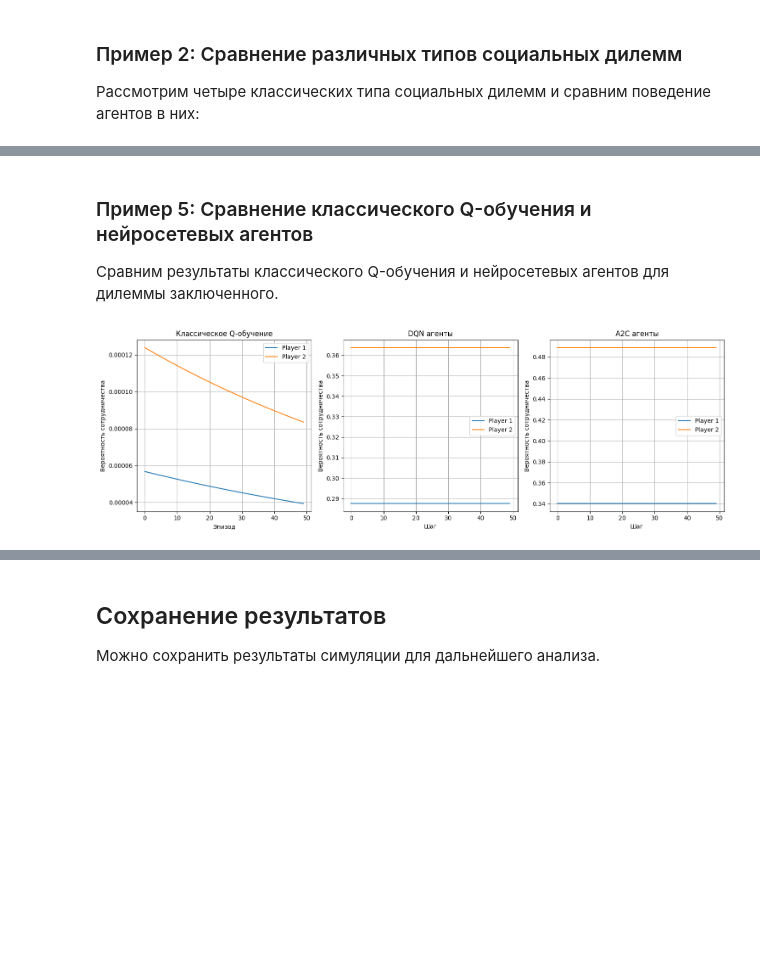
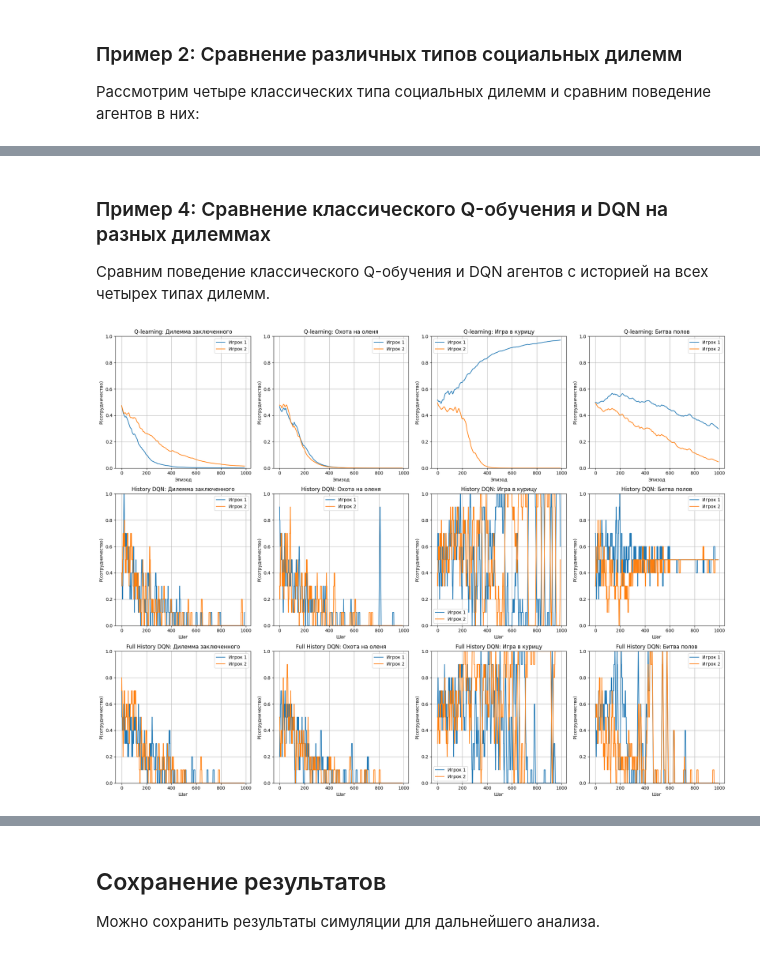
Before and after one commit to ThunderstormXX/TheoryGamesDL, a Jupyter notebook: example_notebook.ipynb, the cells around one changed output, grey strips where cells are left out. Saved outputs shown, nothing was run; the diff lists cells and outputs as text; code cells hidden in the pictures; blank space fills up the shorter version.

Commit message:
Add DQN history

```diff
--- a/example_notebook.ipynb
+++ b/example_notebook.ipynb
@@ -129,0 +102,6 @@ coop_probs1_a2c, coop_probs2_a2c, history_a2c, rewards_a2c = simulate_neural(
+# %%
+def smooth(data, window_size=10):
+    """Сглаживание с помощью скользящего среднего."""
+    if len(data) < window_size:
+        return data  # нечего сглаживать
+    return np.convolve(data, np.ones(window_size)/window_size, mode='valid')
@@ -130,42 +186,52 @@ coop_probs1_a2c, coop_probs2_a2c, history_a2c, rewards_a2c = simulate_neural(
 # %% [markdown]
-### Пример 5: Сравнение классического Q-обучения и нейросетевых агентов
+### Пример 4: Сравнение классического Q-обучения и DQN на разных дилеммах
 
-Сравним результаты классического Q-обучения и нейросетевых агентов для дилеммы заключенного.
+Сравним поведение классического Q-обучения и DQN агентов с историей на всех четырех типах дилемм.
 # %%
-# Визуализируем результаты
-plt.figure(figsize=(15, 5))
+plt.figure(figsize=(20, 15))
+n_rows, n_cols = 3, 4  # 3 метода × 4 дилеммы
 
-# Классическое Q-обучение
-plt.subplot(1, 3, 1)
-plt.plot(pd_pol1_y1[-50:], label='Игрок 1')
-plt.plot(pd_pol2_y1[-50:], label='Игрок 2')
-plt.title('Классическое Q-обучение')
-plt.xlabel('Эпизод')
-plt.ylabel('Вероятность сотрудничества')
-plt.legend()
-plt.grid(True)
+for i, name in enumerate(dilemma_names):
+    # Q-learning (сглаживаем)
+    smooth_q_p1 = smooth(all_pol1[i], window_size=10)
+    smooth_q_p2 = smooth(all_pol2[i], window_size=10)
+    plt.subplot(n_rows, n_cols, 0 * n_cols + i + 1)
+    plt.plot(smooth_q_p1, label='Игрок 1')
+    plt.plot(smooth_q_p2, label='Игрок 2')
+    plt.title(f'Q-learning: {name}')
+    plt.xlabel('Эпизод')
+    plt.ylabel('P(сотрудничество)')
+    plt.ylim(0, 1)
+    plt.legend()
+    plt.grid(True)
 
-# DQN агенты
-plt.subplot(1, 3, 2)
-plt.plot(coop_probs1_dqn, label='Игрок 1')
-plt.plot(coop_probs2_dqn, label='Игрок 2')
-plt.title('DQN агенты')
-plt.xlabel('Шаг')
-plt.ylabel('Вероятность сотрудничества')
-plt.legend()
-plt.grid(True)
+    # History DQN (сглаживаем)
+    smooth_hist_p1 = smooth(all_train_probs1_hist[i], window_size=10)
+    smooth_hist_p2 = smooth(all_train_probs2_hist[i], window_size=10)
+    plt.subplot(n_rows, n_cols, 1 * n_cols + i + 1)
+    plt.plot(smooth_hist_p1, label='Игрок 1')
+    plt.plot(smooth_hist_p2, label='Игрок 2')
+    plt.title(f'History DQN: {name}')
+    plt.xlabel('Шаг')
+    plt.ylabel('P(сотрудничество)')
+    plt.ylim(0, 1)
+    plt.legend()
+    plt.grid(True)
 
-# A2C агенты
-plt.subplot(1, 3, 3)
-plt.plot(coop_probs1_a2c, label='Игрок 1')
-plt.plot(coop_probs2_a2c, label='Игрок 2')
-plt.title('A2C агенты')
-plt.xlabel('Шаг')
-plt.ylabel('Вероятность сотрудничества')
-plt.legend()
-plt.grid(True)
+    # Full History DQN (сглаживаем)
+    smooth_full_p1 = smooth(all_train_probs1_fullhist[i], window_size=10)
+    smooth_full_p2 = smooth(all_train_probs2_fullhist[i], window_size=10)
+    plt.subplot(n_rows, n_cols, 2 * n_cols + i + 1)
+    plt.plot(smooth_full_p1, label='Игрок 1')
+    plt.plot(smooth_full_p2, label='Игрок 2')
+    plt.title(f'Full History DQN: {name}')
+    plt.xlabel('Шаг')
+    plt.ylabel('P(сотрудничество)')
+    plt.ylim(0, 1)
+    plt.legend()
+    plt.grid(True)
 
 plt.tight_layout()
 plt.show()
 # %% [output]
-[figure, old version]
+[figure, new version]
```
Also changed, not shown: parts of 12 cells of this notebook, 4 other files.
